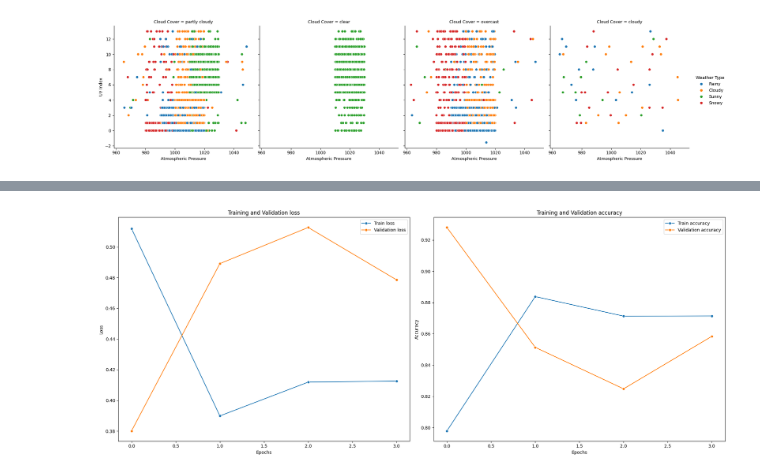
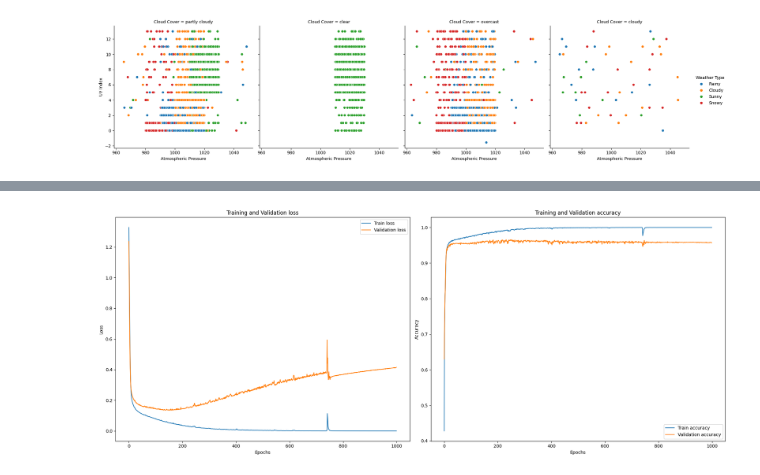
Before and after one commit to OndrejKocak/suns, a Jupyter notebook: zadanie1/zadanie.ipynb, the cells around one changed output, grey strips where cells are left out. Saved outputs shown, nothing was run; the diff lists cells and outputs as text; code cells hidden in the pictures.

```diff
--- a/zadanie1/zadanie.ipynb
+++ b/zadanie1/zadanie.ipynb
@@ -11,8 +11,9 @@ from sklearn.metrics import confusion_matrix
 from sklearn.neighbors import KNeighborsClassifier
 import seaborn as sns
 # %%
-datasetPath = "weather_data.csv"
-weather_df = pd.read_csv(datasetPath)
+weather_df = pd.read_csv("weather_data.csv")
+
+
 weather_df['UV Index'] = pd.to_numeric(weather_df['UV Index'], errors='coerce')
 print(weather_df.info())
 # %% [output]
@@ -94,12 +72,13 @@ outlier_columns = ['Temperature', 'Humidity', 'Wind Speed', 'Precipitation (%)',
 for column in outlier_columns:
     outliers = detectOutliers(weather_df, column)
     weather_df = weather_df.drop(outliers.index)
-    continue
+
     plt.figure(figsize=(10,6))
 
     plt.scatter(weather_df.index, weather_df[column], color='blue', label='Non-Outliers', alpha=0.5)
     plt.scatter(outliers.index, outliers[column], color='red', label='Outliers', s=50)
 
     plt.xlabel(column)
+    plt.ylabel("Values")
     plt.legend()
     plt.show()
@@ -115,7 +102,7 @@ samples = weather_df_cleaned.shape[0]
 
 weather_df.reset_index(drop=True, inplace=True)
 one_hot_encoded_columns = ['Cloud Cover', 'Season', 'Location']
-weather_df_cleaned_encoded = weather_df_cleaned
+weather_df_cleaned_encoded = weather_df_cleaned.copy()
 for column in one_hot_encoded_columns:
     one_hot_encoded = pd.get_dummies(weather_df_cleaned_encoded[column])
     weather_df_cleaned_encoded = pd.concat([weather_df_cleaned_encoded.drop(columns=column), one_hot_encoded.astype(int)], axis = 1)
@@ -235,16 +222,18 @@ plt.show()
 [figure]
 # %%
 one_hot_encoded_columns = ['Cloud Cover', 'Season', 'Location', 'Weather Type']
-weather_df_cleaned_encoded = weather_df_cleaned
+weather_df_cleaned_encoded = weather_df_cleaned.copy()
 for column in one_hot_encoded_columns:
     one_hot_encoded = pd.get_dummies(weather_df_cleaned_encoded[column])
     weather_df_cleaned_encoded = pd.concat([weather_df_cleaned_encoded.drop(columns=column), one_hot_encoded.astype(int)], axis = 1)
 
 X = weather_df_cleaned_encoded.drop(['Sunny', 'Rainy', 'Cloudy', 'Snowy'], axis=1)
-Y = weather_df_cleaned_encoded[['Sunny', 'Rainy', 'Cloudy', 'Snowy']]
+Y = weather_df_cleaned_encoded[['Rainy', 'Cloudy', 'Sunny', 'Snowy']]
 
 X_train, X_temp, Y_train, Y_temp = train_test_split(X, Y, test_size = 0.3, random_state=42)
 X_val, X_test, Y_val, Y_test = train_test_split(X_temp , Y_temp, test_size = 0.5, random_state=42)
+
+
 
 scaler = MinMaxScaler()
 
@@ -253,18 +242,20 @@ X_val = scaler.transform(X_val)
 X_test = scaler.transform(X_test)
 
 import tensorflow as tf
+print("Num GPUs Available: ", len(tf.config.list_physical_devices('GPU')))
 model = tf.keras.Sequential()
 
-model.add(tf.keras.layers.Dense(14, input_shape=(19,), activation='relu'))
-model.add(tf.keras.layers.Dense(8, activation='relu'))
+model.add(tf.keras.layers.Dense(100, input_shape=(19,), activation='relu'))
+model.add(tf.keras.layers.Dense(80, activation='relu'))
+model.add(tf.keras.layers.Dense(50, activation='relu'))
 model.add(tf.keras.layers.Dense(4, activation='softmax'))
 
-optimizer = tf.keras.optimizers.Adam(learning_rate=0.08)
+optimizer = tf.keras.optimizers.Adam(learning_rate=0.001)
 
 model.compile(optimizer=optimizer, loss='categorical_crossentropy', metrics=['accuracy'])
-early_stopping = tf.keras.callbacks.EarlyStopping(monitor='val_loss', patience=3, restore_best_weights=True)
+early_stopping = tf.keras.callbacks.EarlyStopping(monitor='val_loss', patience=5, restore_best_weights=True)
 
-history = model.fit(X_train, Y_train, epochs=100, batch_size=5, verbose=1, validation_data=(X_val, Y_val), callbacks=[early_stopping])
+history = model.fit(X_train, Y_train, epochs=1000, batch_size=1024, verbose=1, validation_data=(X_val, Y_val))#, callbacks=[early_stopping])
 
 loss, accurracy = model.evaluate(X_test, Y_test)
 print(f'Test accuracy: {accurracy:.4f}')
@@ -307,25 +303,25 @@ Test accuracy: 0.9386
 # %%
 plt.figure(figsize=(20, 8))
 plt.subplot(1,2,1)
-sns.lineplot(x=range(len(history.history['loss'])), y=history.history['loss'], label="Train loss", marker="o")
-sns.lineplot(x=range(len(history.history['val_loss'])), y=history.history['val_loss'], label="Validation loss", marker="o")
+sns.lineplot(x=range(len(history.history['loss'])), y=history.history['loss'], label="Train loss")
+sns.lineplot(x=range(len(history.history['val_loss'])), y=history.history['val_loss'], label="Validation loss")
 plt.title("Training and Validation loss")
 plt.xlabel("Epochs")
 plt.ylabel("Loss")
 plt.legend()
 
 plt.subplot(1,2,2)
-sns.lineplot(x=range(len(history.history['accuracy'])), y=history.history['accuracy'], label="Train accuracy", marker="o")
-sns.lineplot(x=range(len(history.history['val_accuracy'])), y=history.history['val_accuracy'], label="Validation accuracy", marker="o")
+sns.lineplot(x=range(len(history.history['accuracy'])), y=history.history['accuracy'], label="Train accuracy")
+sns.lineplot(x=range(len(history.history['val_accuracy'])), y=history.history['val_accuracy'], label="Validation accuracy")
 plt.title("Training and Validation accuracy")
 plt.xlabel("Epochs")
 plt.ylabel("Accuracy")
 plt.legend()
 
 plt.tight_layout()
 plt.show()
 # %% [output]
-[figure, old version]
+[figure, new version]
 # %%
 
 y_pred = np.argmax(model.predict(X_test), axis=1)
```
Also changed, not shown: parts of 5 cells of this notebook.
